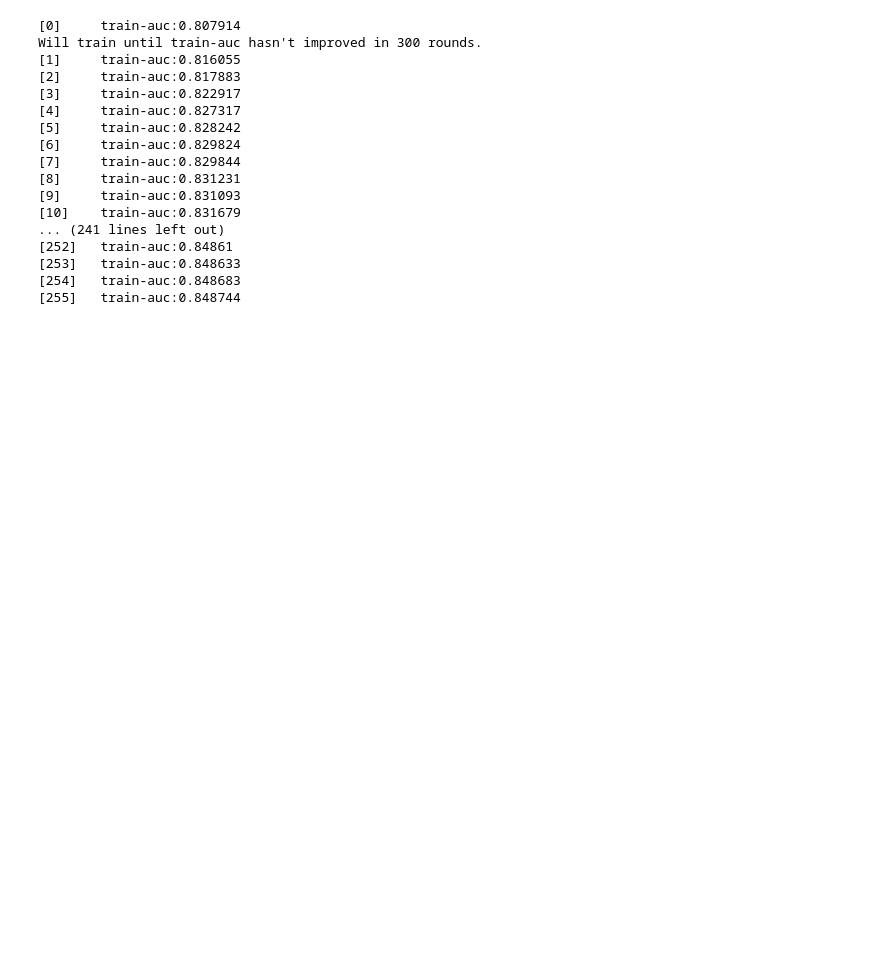
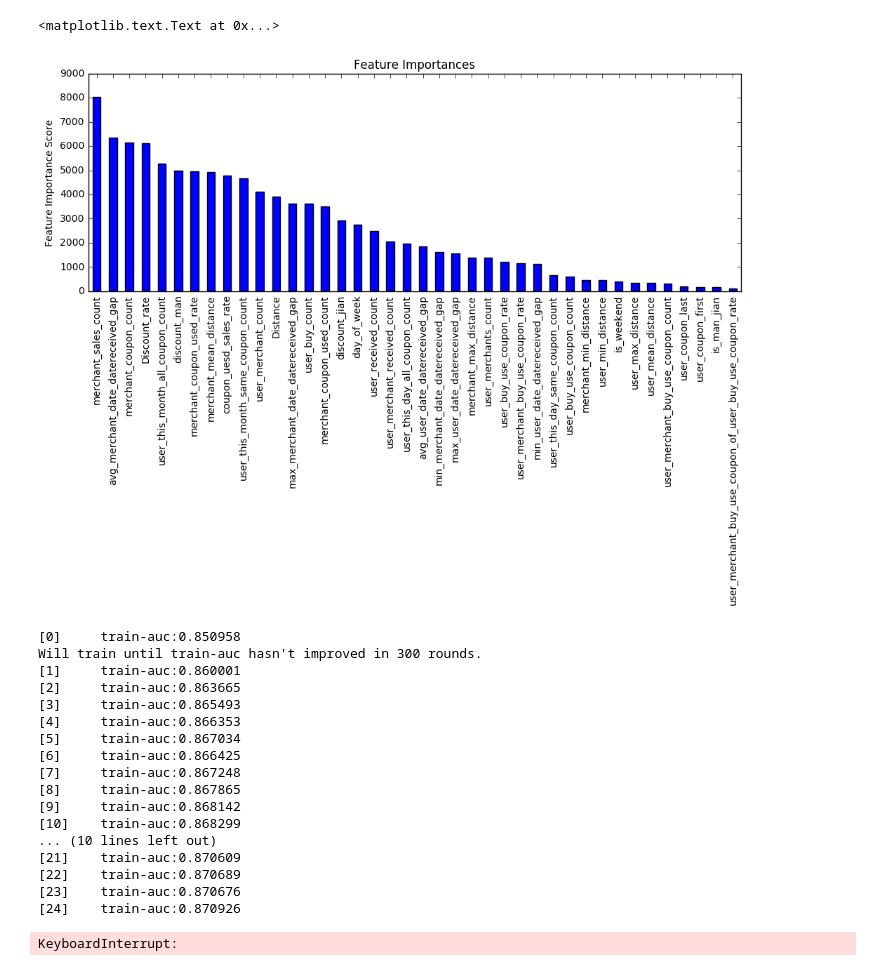
Before and after one commit to q1161602026/Coupon_Forecast, a Jupyter notebook: xgb.ipynb, the cells around one changed output. Cells and saved outputs as stored; diff of their text form; code cells hidden in the pictures; blank space fills up the shorter version.

```diff
--- a/xgb.ipynb
+++ b/xgb.ipynb
@@ -33,0 +1,12 @@ test = xgb.DMatrix(test_x)
+# %%
+import pandas as pd
+import xgboost as xgb
+from config import *
+from sklearn.preprocessing import MinMaxScaler
+from sklearn.cross_validation import train_test_split
+
+train=pd.read_csv('data/all_train.csv')
+train_x = train.drop(['label'],axis=1)
+train_y = train.label
+
+# X_train,X_val,y_train,y_val=train_test_split(train_x,train_y,random_state=0,test_size=0.25)
@@ -36,7 +30,7 @@ params={'booster':'gbtree',
 	    'objective': 'rank:pairwise',
 	    'eval_metric':'auc',
 	    'gamma':0.1,
-	    'min_child_weight':1.1,
+	    'min_child_weight':1,
 	    'max_depth':5,
 	    'lambda':10,
 	    'subsample':0.7,
@@ -47,3 +41,11 @@ params={'booster':'gbtree',
 	    'seed':0,
 	    'nthread':12
 	    }
+# %%
+# watchlist = [(X_train,'train'),(X_val,'val')]
+
+# model0 = xgb.train(params,X_train,num_boost_round=3000,evals=watchlist,early_stopping_rounds=300)#,xgb_model=model)
+
+watchlist = [(train,'train')]
+
+model0 = xgb.train(params,train,num_boost_round=3500,evals=watchlist,early_stopping_rounds=300)#,xgb_model=model)
@@ -50,33 +70,48 @@ params={'booster':'gbtree',
+# %%
+import matplotlib.pylab as plt
+%matplotlib inline
+from matplotlib.pylab import rcParams
+rcParams['figure.figsize'] = 12, 4
+
+feat_imp = pd.Series(model0.get_fscore()).sort_values(ascending=False)
+feat_imp.plot(kind='bar', title='Feature Importances')
+plt.ylabel('Feature Importance Score')
+# %% [output]
+<matplotlib.text.Text at 0x...>
+[figure, added]
 # %%
 model = xgb.Booster()
 model.load_model("0002.model")
 # %%
 #train on dataset1, evaluate on dataset2
 # watchlist = [(train1,'train'),(train2,'val')]
+
+
 watchlist = [(train,'train')]
 # model = xgb.train(params,train,num_boost_round=300,evals=watchlist) #,early_stopping_rounds=300,xgb_model=model)
-model = xgb.train(params,train,num_boost_round=7000,evals=watchlist,early_stopping_rounds=300)#,xgb_model=model)
+model = xgb.train(params,train,num_boost_round=3500,evals=watchlist,early_stopping_rounds=300)
 
 # watchlist = [(train,'train')]
 # model = xgb.train(params,train,num_boost_round=3500,evals=watchlist)
 # %% [output]
-[0]     train-auc:0.807914
+[0]     train-auc:0.850958
 Will train until train-auc hasn't improved in 300 rounds.
-[1]     train-auc:0.816055
-[2]     train-auc:0.817883
-[3]     train-auc:0.822917
-[4]     train-auc:0.827317
-[5]     train-auc:0.828242
-[6]     train-auc:0.829824
-[7]     train-auc:0.829844
-[8]     train-auc:0.831231
-[9]     train-auc:0.831093
-[10]    train-auc:0.831679
-... (241 lines left out)
-[252]   train-auc:0.84861
-[253]   train-auc:0.848633
-[254]   train-auc:0.848683
-[255]   train-auc:0.848744
+[1]     train-auc:0.860001
+[2]     train-auc:0.863665
+[3]     train-auc:0.865493
+[4]     train-auc:0.866353
+[5]     train-auc:0.867034
+[6]     train-auc:0.866425
+[7]     train-auc:0.867248
+[8]     train-auc:0.867865
+[9]     train-auc:0.868142
+[10]    train-auc:0.868299
+... (10 lines left out)
+[21]    train-auc:0.870609
+[22]    train-auc:0.870689
+[23]    train-auc:0.870676
+[24]    train-auc:0.870926
+KeyboardInterrupt:
 # %%
 model.best_score
 # %% [output]
```
Also changed, not shown: parts of 10 cells of this notebook, 13 other files.
